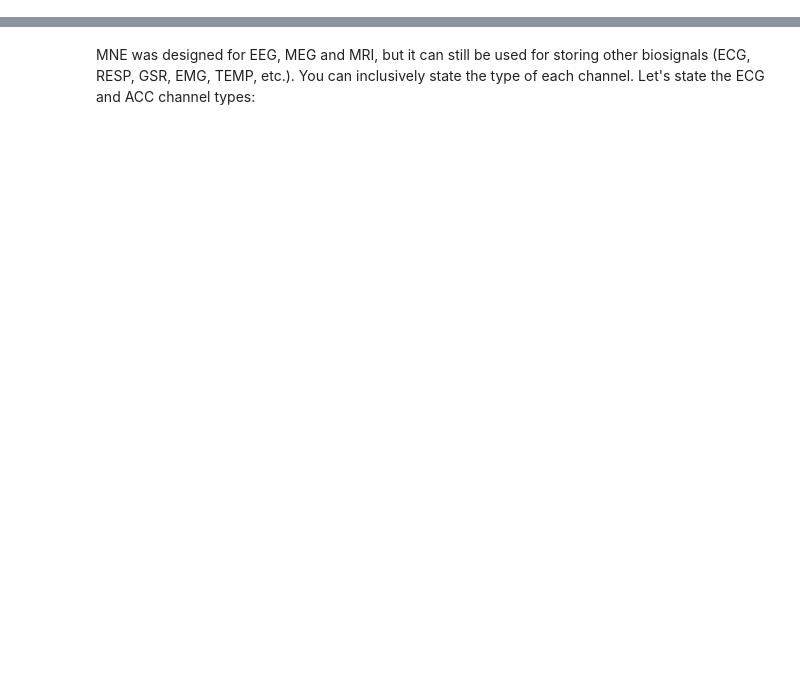
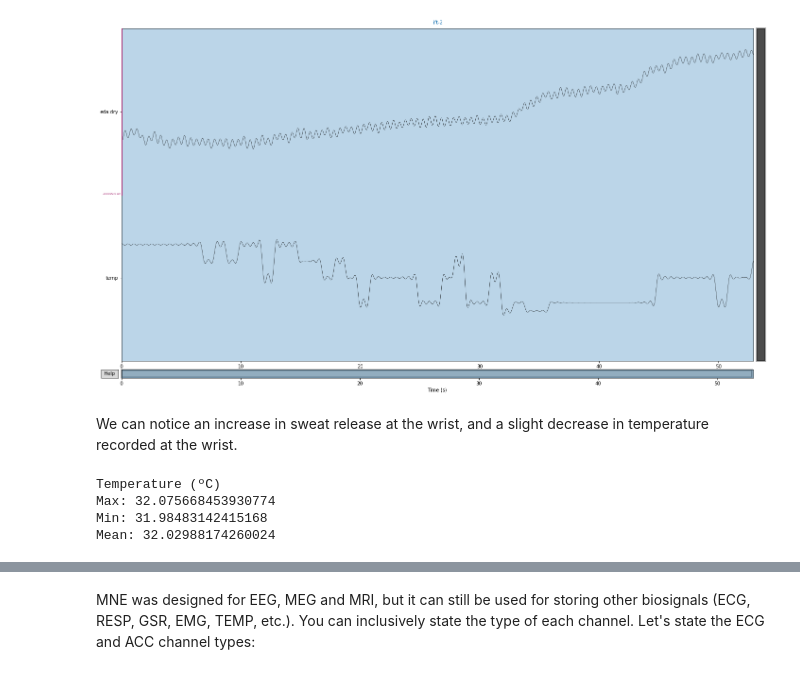
Before and after one commit to scientisst/ScientISST-MOVE, a Jupyter notebook: usage/edf.ipynb, the cells around one changed output, grey strips where cells are left out. Drawn from its saved outputs; the diff is of its cells as text; code cells hidden in the pictures; blank space fills up the shorter version.

```diff
--- a/usage/edf.ipynb
+++ b/usage/edf.ipynb
@@ -170,0 +143,23 @@ lift_activity_ecg.plot(show=False, scalings=60e-1)
+# %%
+# Pick channels
+eda_temp = raw.copy().pick(['eda:dry', 'temp'])
+# %%
+# Crop by activity
+lift_annotation = mne.Annotations(**raw.annotations[1])
+eda_temp_lift = eda_temp.crop_by_annotations(lift_annotation)[0]  # trim the raw data to the annotation
+# %%
+_ = eda_temp_lift.plot(start=0, duration=52.9, scalings=1e-1)
+# %% [output]
+[figure, added]
+# %% [markdown]
+We can notice an increase in sweat release at the wrist, and a slight decrease in temperature recorded at the wrist.
+# %%
+# Get max, min and mean temperature during Lift
+temp = eda_temp_lift.get_data()[1]
+print("Temperature (ºC)")
+print(f"Max: {temp.max()}\nMin: {temp.min()}\nMean: {temp.mean()}")
+# %% [output]
+Temperature (ºC)
+Max: 32.075668453930774
+Min: 31.98483142415168
+Mean: 32.02988174260024
```
Also changed, not shown: parts of 52 cells of this notebook, 2 other files.
